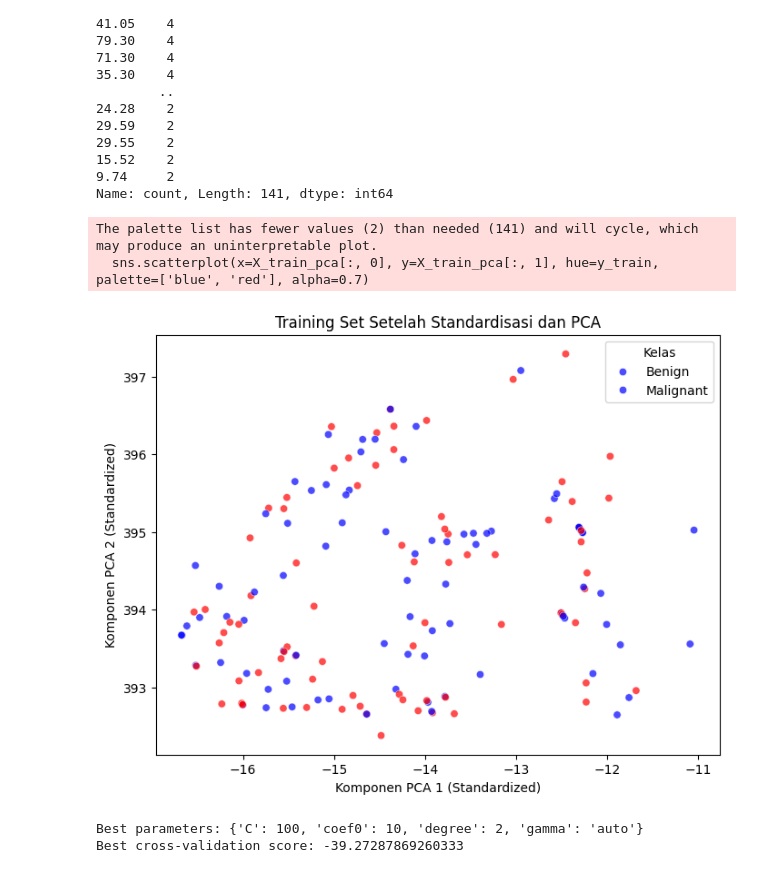
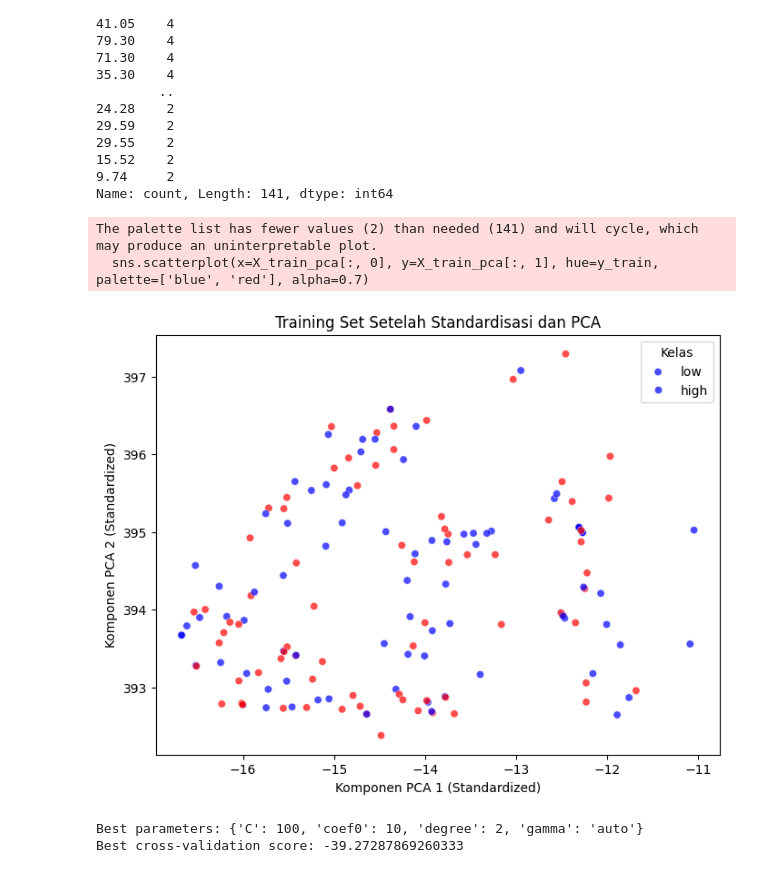
Before and after one commit to Alfikriangelo/MachineLearningTasks, a Jupyter notebook: 9thWeekTask/MaterialStrength_Regression&Classification_SVM.ipynb, the cells around one changed output. Drawn from its saved outputs; the diff is of its cells as text; code cells hidden in the pictures.

```diff
--- a/9thWeekTask/MaterialStrength_Regression&Classification_SVM.ipynb
+++ b/9thWeekTask/MaterialStrength_Regression&Classification_SVM.ipynb
@@ -159,16 +159,16 @@ X_train_pca = pca.transform(X_train_scaled)
 # %%
 # Visualisasi data yang telah di-standardisasi dan diproses dengan PCA
 plt.figure(figsize=(8, 6))
 sns.scatterplot(x=X_train_pca[:, 0], y=X_train_pca[:, 1], hue=y_train, palette=['blue', 'red'], alpha=0.7)
 plt.xlabel("Komponen PCA 1 (Standardized)")
 plt.ylabel("Komponen PCA 2 (Standardized)")
 plt.title("Training Set Setelah Standardisasi dan PCA")
-plt.legend(title='Kelas', labels=['Benign', 'Malignant'])
+plt.legend(title='Kelas', labels=['low', 'high'])
 plt.show()
 # %% [output]
 The palette list has fewer values (2) than needed (141) and will cycle, which may produce an uninterpretable plot.
   sns.scatterplot(x=X_train_pca[:, 0], y=X_train_pca[:, 1], hue=y_train, palette=['blue', 'red'], alpha=0.7)
-[figure, old version]
+[figure, new version]
 # %%
 # Ganti SVC dengan SVR
 svr = SVR(kernel='poly')
```
Also changed, not shown: parts of 1 cell of this notebook.
